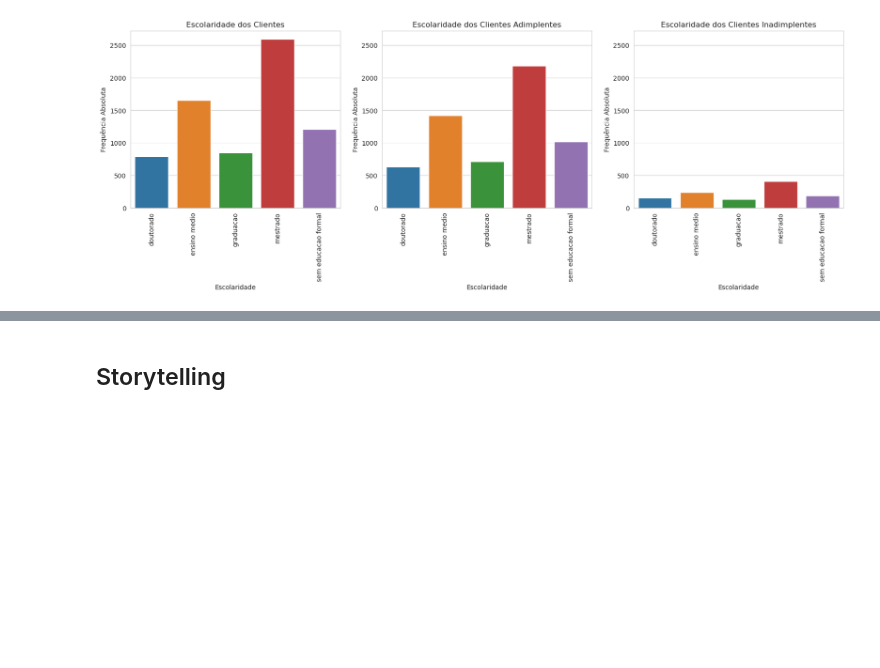
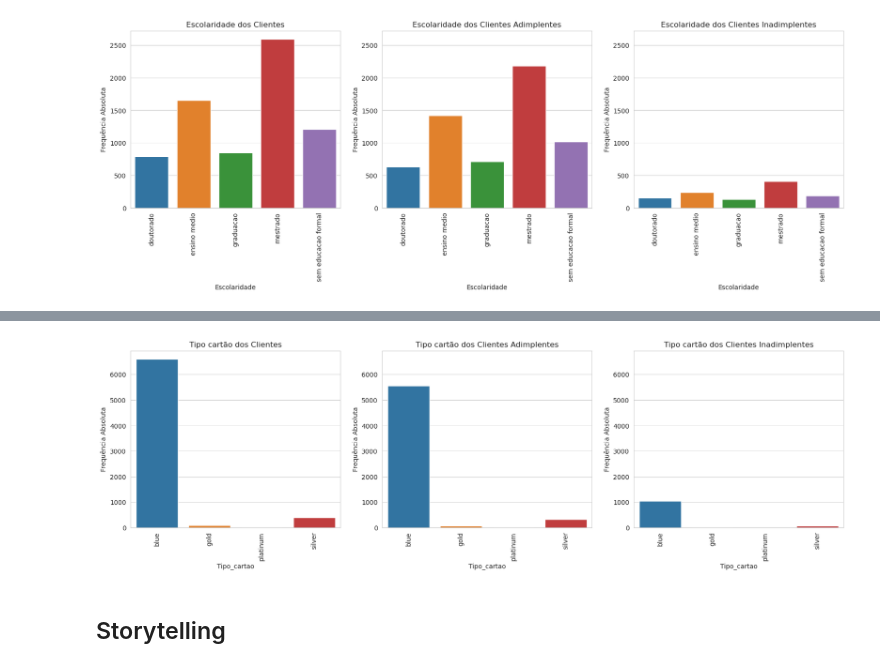
Before and after one commit to daviNGL/EBAC---Projeto-final-Python, a Jupyter notebook: notebook.ipynb, the cells around one changed output, grey strips where cells are left out. Saved outputs shown, nothing was run; the diff lists cells and outputs as text; code cells hidden in the pictures; blank space fills up the shorter version.

```diff
--- a/notebook.ipynb
+++ b/notebook.ipynb
@@ -283,2 +404,43 @@ figura.show()
+# %%
+coluna = 'tipo_cartao'
+titulos = ['Tipo cartão dos Clientes', 'Tipo cartão dos Clientes Adimplentes', 'Tipo cartão dos Clientes Inadimplentes']
+
+eixo = 0
+max_y = 0
+max = df[coluna].describe()['freq'] * 1.1 #pega o maior valor da coluna 'escolaridade'
+
+#3 subplots na mesma linha
+figura, eixos = plt.subplots(nrows=1, ncols=3, figsize=(20,5), sharex=True)
+
+for dataframe in [df, df_adimplente, df_inadimplente]:
+
+    #Quantidade de cada valor (categoria) na coluna
+    df_to_plot = dataframe[coluna].value_counts().to_frame()
+
+    #Renomeia colunas
+    df_to_plot.rename( columns = {coluna: 'frequencia_absoluta'}, inplace=True)
+
+    df_to_plot[coluna] = df_to_plot.index
+    df_to_plot.sort_values(by=[coluna], inplace=True)
+    df_to_plot.sort_values(by=[coluna])
+
+    f = sns.barplot(x=df_to_plot[coluna], y=df_to_plot['frequencia_absoluta'], ax=eixos[eixo])
+
+    #Titulos do grafico e dos eixos
+    f.set(title=titulos[eixo], xlabel=coluna.capitalize(), ylabel='Frequência Absoluta')
+
+    #Rotacionar os labels do eixo X
+    f.set_xticklabels(labels=f.get_xticklabels(), rotation=90)
+
+    _, max_y_f = f.get_ylim()
+    max_y = max_y_f if max_y_f > max_y else max_y
+
+    f.set(ylim=(0, max_y))
+
+    eixo += 1
+
+figura.show()
+# %% [output]
+[figure, added]
 # %% [markdown]
 ## Storytelling
```
Also changed, not shown: parts of 8 cells of this notebook.
